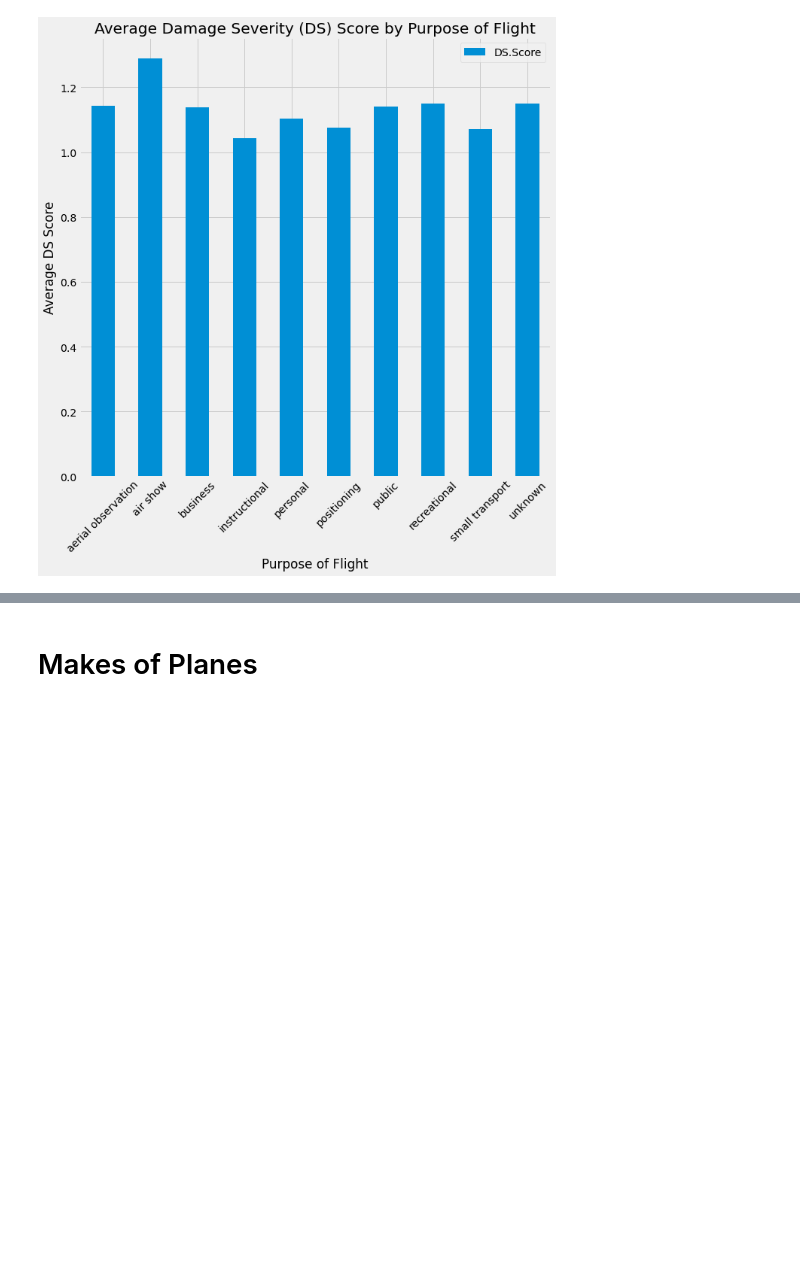
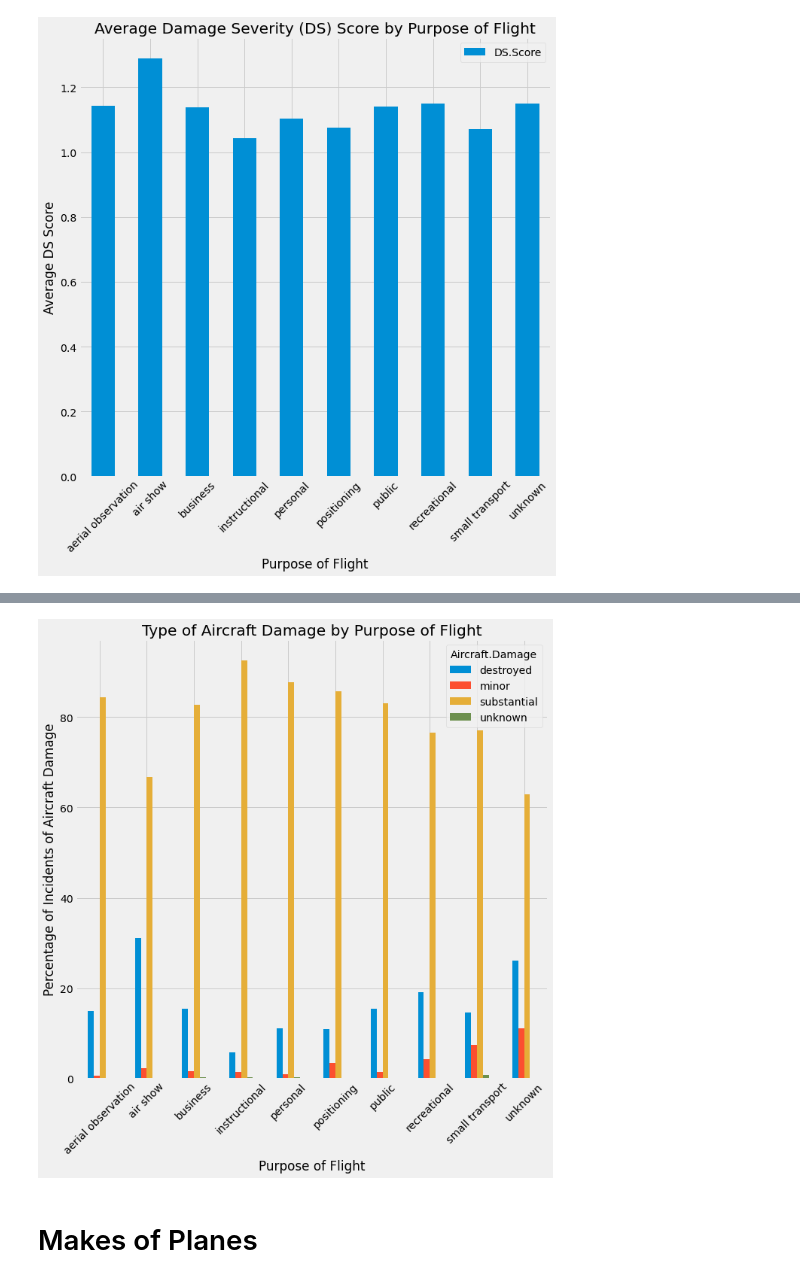
Before and after one commit to natehiatt/aviation_project, a Jupyter notebook: notebooks/cleaned_figures_nate.ipynb, the cells around one changed output, grey strips where cells are left out. Cells and saved outputs as stored; diff of their text form; code cells hidden in the pictures; blank space fills up the shorter version.

```diff
--- a/notebooks/cleaned_figures_nate.ipynb
+++ b/notebooks/cleaned_figures_nate.ipynb
@@ -73,3 +83,11 @@ plt.ylabel('Average DS Score');
+# %%
+df.groupby(['Purpose.Binned', 'Aircraft.Damage']).size().unstack().apply(lambda x: x/x.sum() * 100, axis=1).plot(kind='bar', figsize=(10, 10))
+plt.title('Type of Aircraft Damage by Purpose of Flight')
+plt.xticks(rotation=45)
+plt.xlabel('Purpose of Flight')
+plt.ylabel('Percentage of Incidents of Aircraft Damage');
+# %% [output]
+[figure, added]
 # %% [markdown]
 # Makes of Planes
 # %%
```
Also changed, not shown: parts of 18 cells of this notebook, 1 other file.
